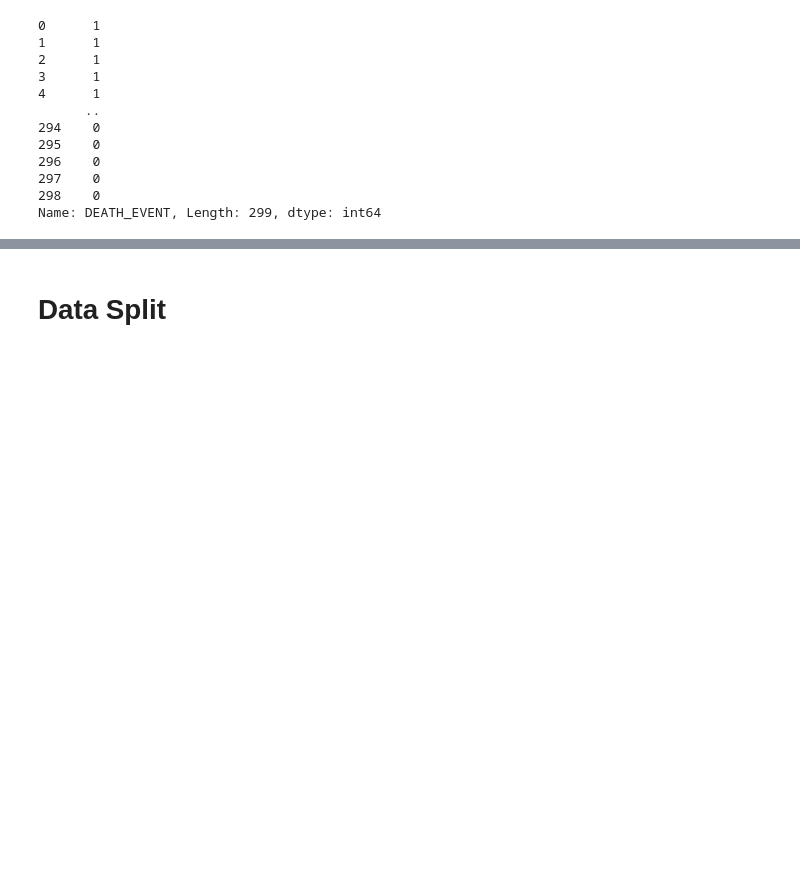
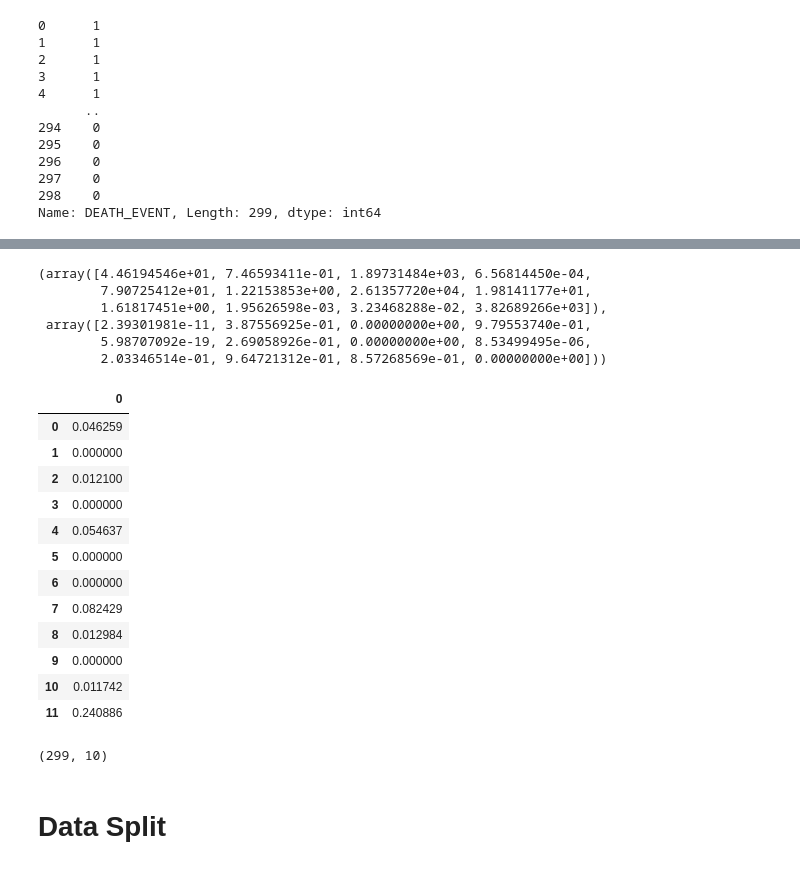
Before and after one commit to IFTEE-KUET-CSE/heart-attack-prediction, a Jupyter notebook: heart-disease-prediction.ipynb, the cells around one changed output, grey strips where cells are left out. Cells and saved outputs as stored; diff of their text form; code cells hidden in the pictures; blank space fills up the shorter version.

```diff
--- a/heart-disease-prediction.ipynb
+++ b/heart-disease-prediction.ipynb
@@ -266,0 +280,9 @@ Name: DEATH_EVENT, Length: 299, dtype: int64
+# %%
+chi2(x,y)
+# %% [output]
+(array([4.46194546e+01, 7.46593411e-01, 1.89731484e+03, 6.56814450e-04,
+        7.90725412e+01, 1.22153853e+00, 2.61357720e+04, 1.98141177e+01,
+        1.61817451e+00, 1.95626598e-03, 3.23468288e-02, 3.82689266e+03]),
+ array([2.39301981e-11, 3.87556925e-01, 0.00000000e+00, 9.79553740e-01,
+        5.98707092e-19, 2.69058926e-01, 0.00000000e+00, 8.53499495e-06,
+        2.03346514e-01, 9.64721312e-01, 8.57268569e-01, 0.00000000e+00]))
@@ -267,3 +297,26 @@ Name: DEATH_EVENT, Length: 299, dtype: int64
+# %%
+selection = SelectKBest(mutual_info_classif).fit(x,y)
+X_new=selection.transform(x)
+# %%
+pd.DataFrame(selection.scores_)
+# %% [output]
+|  | 0 |
+| 0 | 0.046259 |
+| 1 | 0.000000 |
+| 2 | 0.012100 |
+| 3 | 0.000000 |
+| 4 | 0.054637 |
+| 5 | 0.000000 |
+| 6 | 0.000000 |
+| 7 | 0.082429 |
+| 8 | 0.012984 |
+| 9 | 0.000000 |
+| 10 | 0.011742 |
+| 11 | 0.240886 |
+# %%
+X_new.shape
+# %% [output]
+(299, 10)
 # %% [markdown]
 # Data Split
 # %%
```
Also changed, not shown: parts of 19 cells of this notebook.
